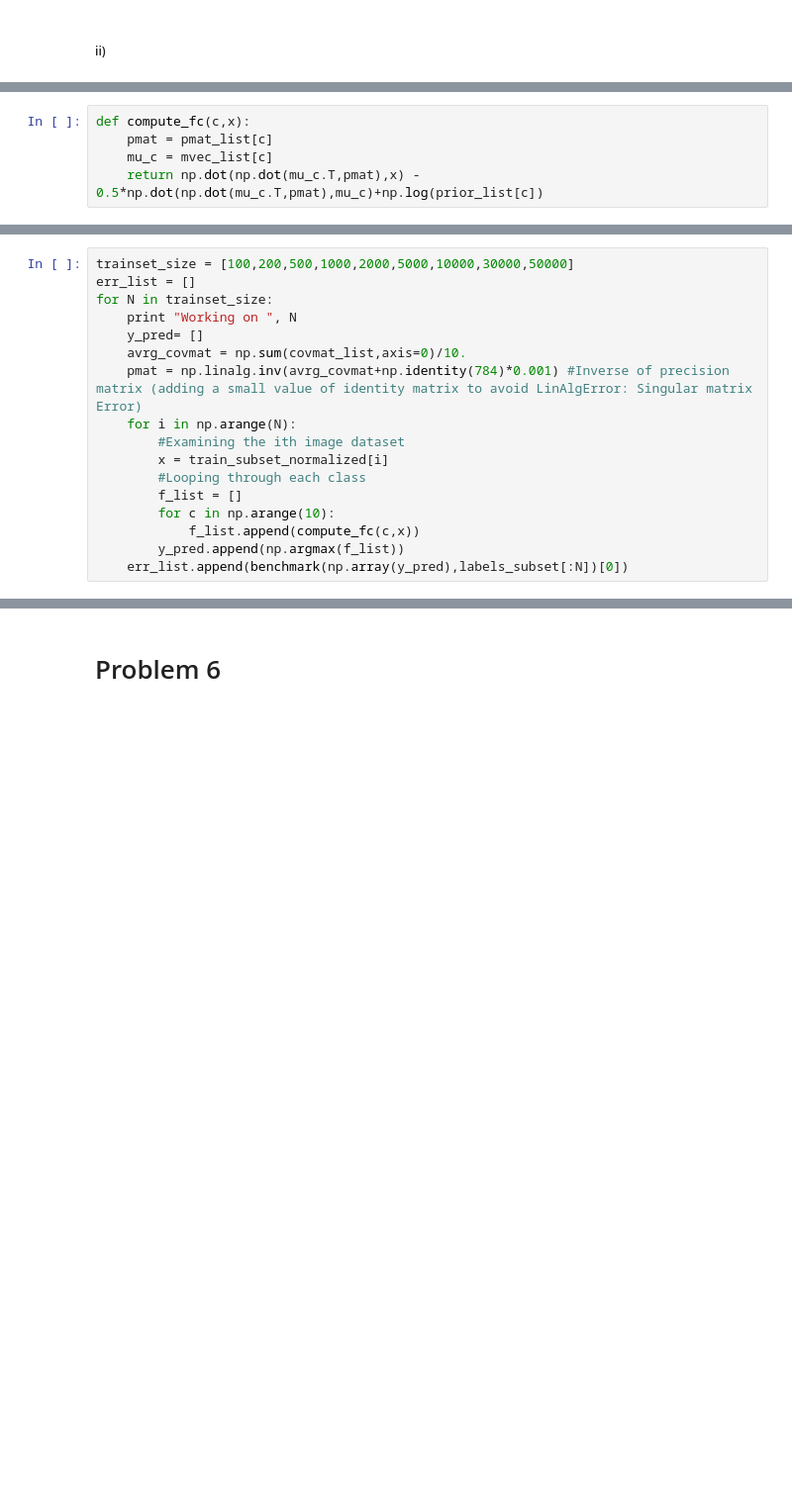
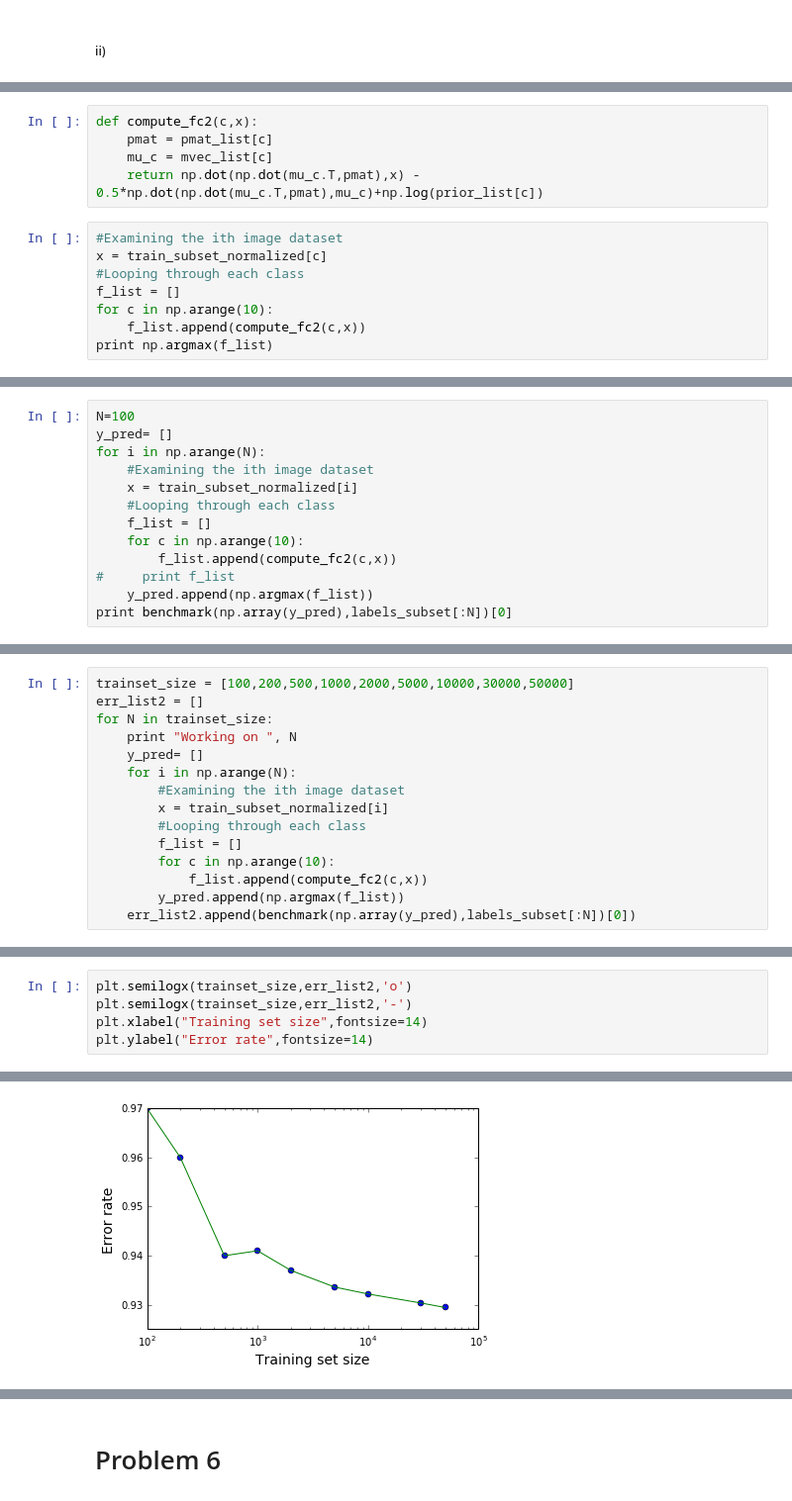
Before and after one commit to stevenchua/cs189, a Jupyter notebook: hw3/hw3.ipynb, the cells around one changed output, grey strips where cells are left out. Shown at 99% size. Cells and saved outputs as stored; diff of their text form; blank space fills up the shorter version.

```diff
--- a/hw3/hw3.ipynb
+++ b/hw3/hw3.ipynb
@@ -440,5 +454,13 @@ for c in np.arange(10):
 # %%
-def compute_fc(c,x):
+def compute_fc2(c,x):
     pmat = pmat_list[c]
     mu_c = mvec_list[c]
     return np.dot(np.dot(mu_c.T,pmat),x) - 0.5*np.dot(np.dot(mu_c.T,pmat),mu_c)+np.log(prior_list[c])
+# %%
+#Examining the ith image dataset
+x = train_subset_normalized[c]
+#Looping through each class
+f_list = []
+for c in np.arange(10):
+    f_list.append(compute_fc2(c,x))
+print np.argmax(f_list)
@@ -444,0 +482,13 @@ def compute_fc(c,x):
+# %%
+N=100
+y_pred= []
+for i in np.arange(N):
+    #Examining the ith image dataset
+    x = train_subset_normalized[i]
+    #Looping through each class
+    f_list = []
+    for c in np.arange(10):
+        f_list.append(compute_fc2(c,x))
+#     print f_list
+    y_pred.append(np.argmax(f_list))
+print benchmark(np.array(y_pred),labels_subset[:N])[0]
@@ -445,17 +513,15 @@ def compute_fc(c,x):
 # %%
 trainset_size = [100,200,500,1000,2000,5000,10000,30000,50000]
-err_list = []
+err_list2 = []
 for N in trainset_size:
     print "Working on ", N
     y_pred= []
-    avrg_covmat = np.sum(covmat_list,axis=0)/10.
-    pmat = np.linalg.inv(avrg_covmat+np.identity(784)*0.001) #Inverse of precision matrix (adding a small value of identity matrix to avoid LinAlgError: Singular matrix Error)
     for i in np.arange(N):
         #Examining the ith image dataset
         x = train_subset_normalized[i]
         #Looping through each class
         f_list = []
         for c in np.arange(10):
-            f_list.append(compute_fc(c,x))
+            f_list.append(compute_fc2(c,x))
         y_pred.append(np.argmax(f_list))
-    err_list.append(benchmark(np.array(y_pred),labels_subset[:N])[0])
+    err_list2.append(benchmark(np.array(y_pred),labels_subset[:N])[0])
@@ -520,0 +538,6 @@ plt.imshow(train_subset[i].reshape(28,28))
+# %%
+plt.semilogx(trainset_size,err_list2,'o')
+plt.semilogx(trainset_size,err_list2,'-')
+plt.xlabel("Training set size",fontsize=14)
+plt.ylabel("Error rate",fontsize=14)
+# %% [output]
@@ -520,0 +545 @@ plt.imshow(train_subset[i].reshape(28,28))
+[figure, added]
```
Also changed, not shown: parts of 44 cells of this notebook, 1 other file.
